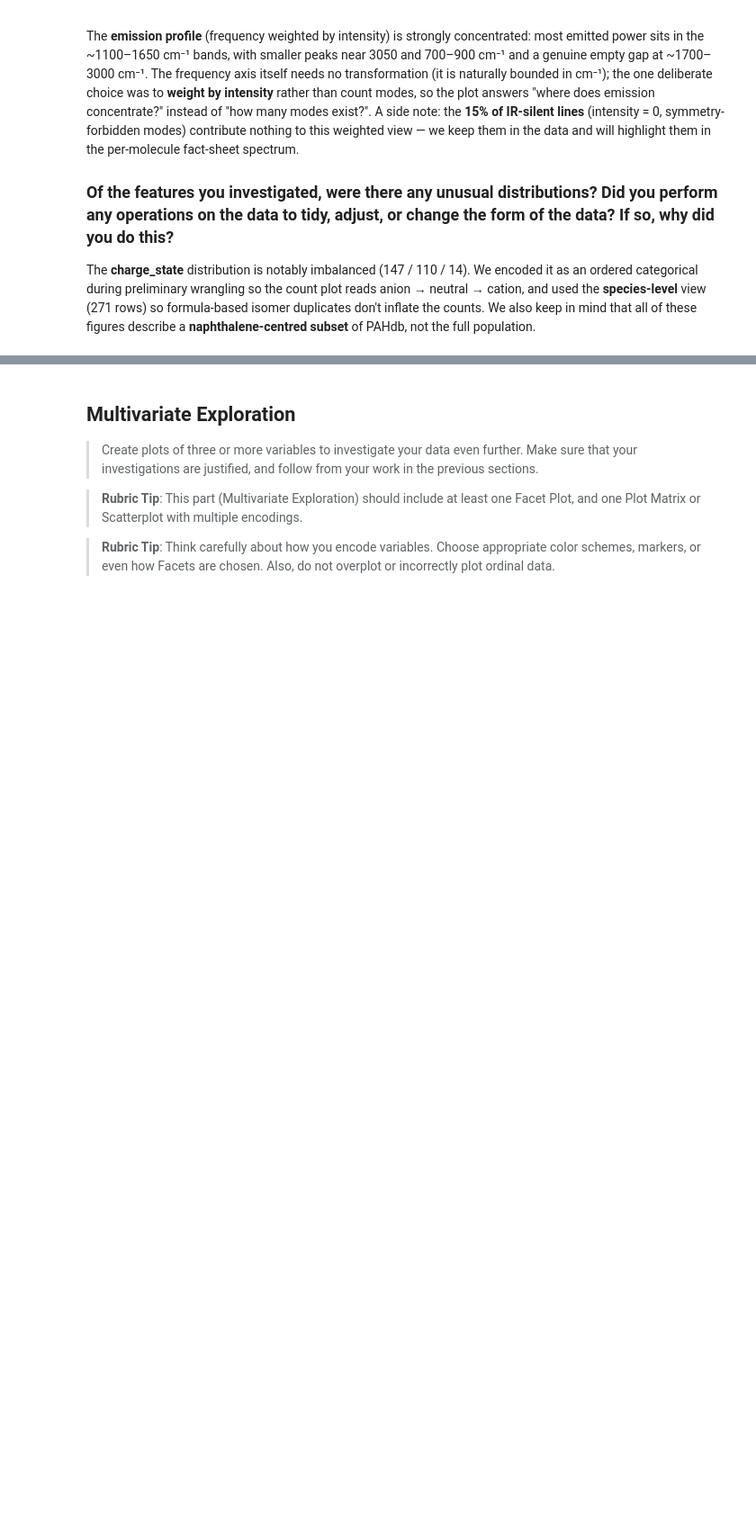
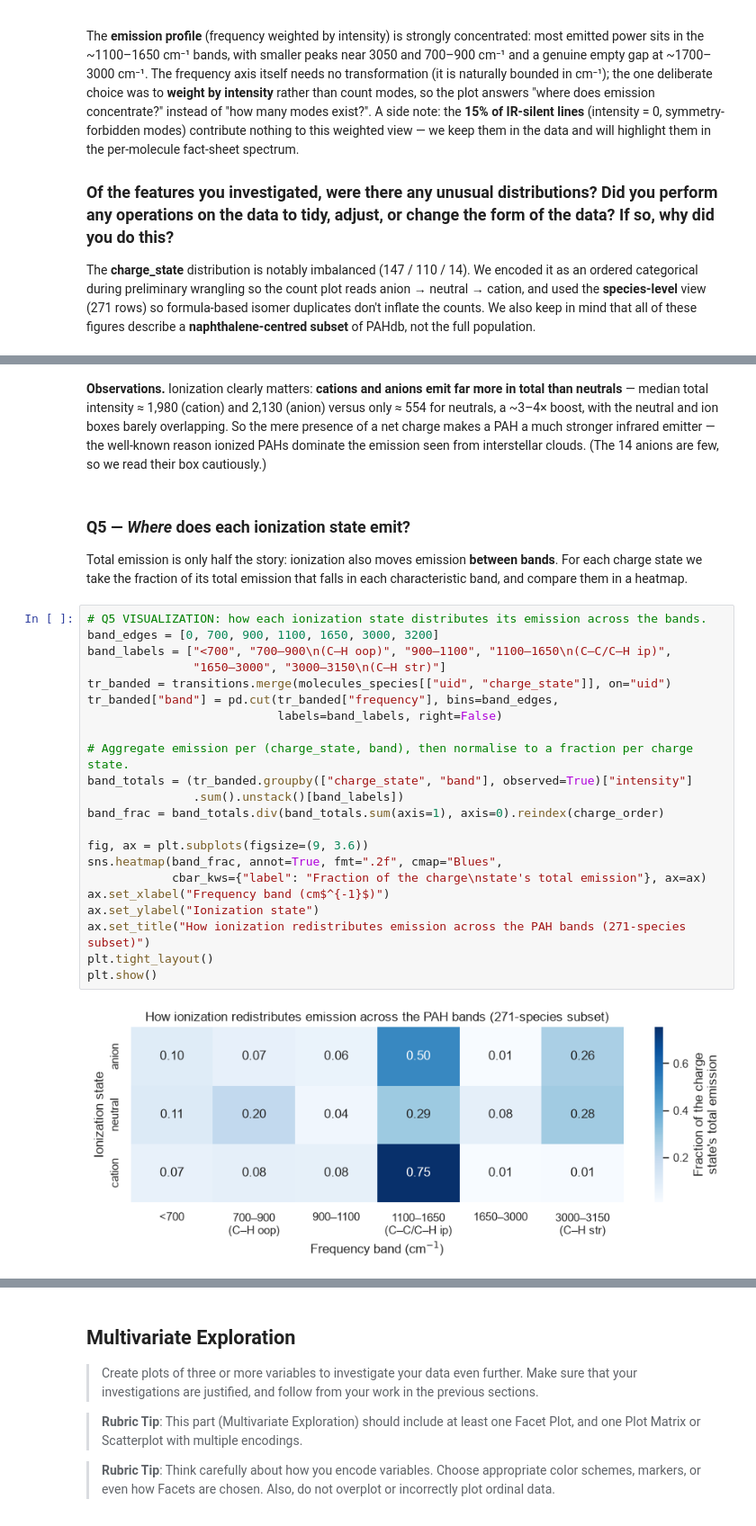
Before and after one commit to thebreadishard/udacity-data-visualization, a Jupyter notebook: notebooks/Part_I_exploration_template.ipynb, the cells around one changed output, grey strips where cells are left out. Shown at 90% size. Cells and saved outputs as stored; diff of their text form; blank space fills up the shorter version.

```diff
--- a/notebooks/Part_I_exploration_template.ipynb
+++ b/notebooks/Part_I_exploration_template.ipynb
@@ -282,0 +322,30 @@ The **charge_state** distribution is notably imbalanced (147 / 110 / 14). We enc
+# %% [markdown]
+**Observations.** Ionization clearly matters: **cations and anions emit far more in total than neutrals** — median total intensity ≈ 1,980 (cation) and 2,130 (anion) versus only ≈ 554 for neutrals, a ~3–4× boost, with the neutral and ion boxes barely overlapping. So the mere presence of a net charge makes a PAH a much stronger infrared emitter — the well-known reason ionized PAHs dominate the emission seen from interstellar clouds. (The 14 anions are few, so we read their box cautiously.)
+# %% [markdown]
+### Q5 — *Where* does each ionization state emit?
+
+Total emission is only half the story: ionization also moves emission **between bands**. For each charge state we take the fraction of its total emission that falls in each characteristic band, and compare them in a heatmap.
+# %%
+# Q5 VISUALIZATION: how each ionization state distributes its emission across the bands.
+band_edges = [0, 700, 900, 1100, 1650, 3000, 3200]
+band_labels = ["<700", "700–900\n(C–H oop)", "900–1100", "1100–1650\n(C–C/C–H ip)",
+               "1650–3000", "3000–3150\n(C–H str)"]
+tr_banded = transitions.merge(molecules_species[["uid", "charge_state"]], on="uid")
+tr_banded["band"] = pd.cut(tr_banded["frequency"], bins=band_edges,
+                           labels=band_labels, right=False)
+
+# Aggregate emission per (charge_state, band), then normalise to a fraction per charge state.
+band_totals = (tr_banded.groupby(["charge_state", "band"], observed=True)["intensity"]
+               .sum().unstack()[band_labels])
+band_frac = band_totals.div(band_totals.sum(axis=1), axis=0).reindex(charge_order)
+
+fig, ax = plt.subplots(figsize=(9, 3.6))
+sns.heatmap(band_frac, annot=True, fmt=".2f", cmap="Blues",
+            cbar_kws={"label": "Fraction of the charge\nstate's total emission"}, ax=ax)
+ax.set_xlabel("Frequency band (cm$^{-1}$)")
+ax.set_ylabel("Ionization state")
+ax.set_title("How ionization redistributes emission across the PAH bands (271-species subset)")
+plt.tight_layout()
+plt.show()
+# %% [output]
+[figure, added]
```
Also changed, not shown: parts of 9 cells of this notebook.
